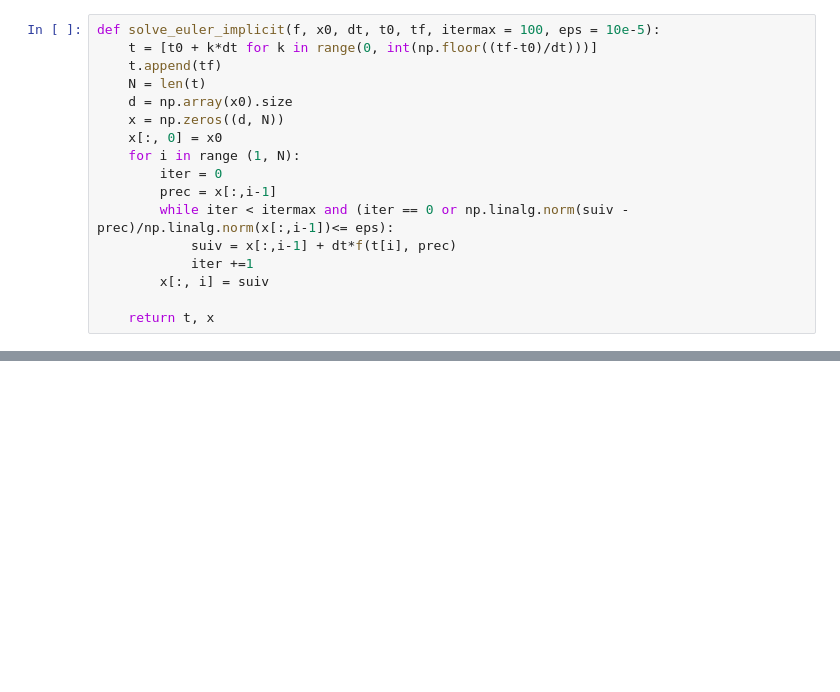
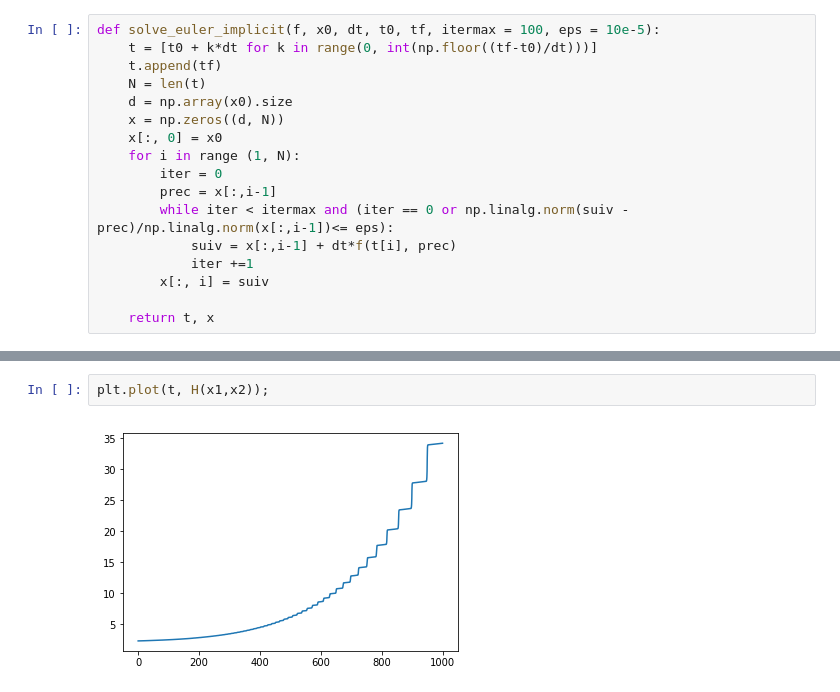
Before and after one commit to laureb01/Lotka-Volterra, a Jupyter notebook: Rendu.ipynb, the cells around one changed output, grey strips where cells are left out. Drawn from its saved outputs; the diff is of its cells as text; blank space fills up the shorter version.

```diff
--- a/Rendu.ipynb
+++ b/Rendu.ipynb
@@ -334,0 +349,4 @@ solve_euler_implicit(f2, np.array([1,2]), 1, 0, 5)
+# %%
+plt.plot(t, H(x1,x2));
+# %% [output]
+[figure, added]
```
Also changed, not shown: parts of 6 cells of this notebook.
